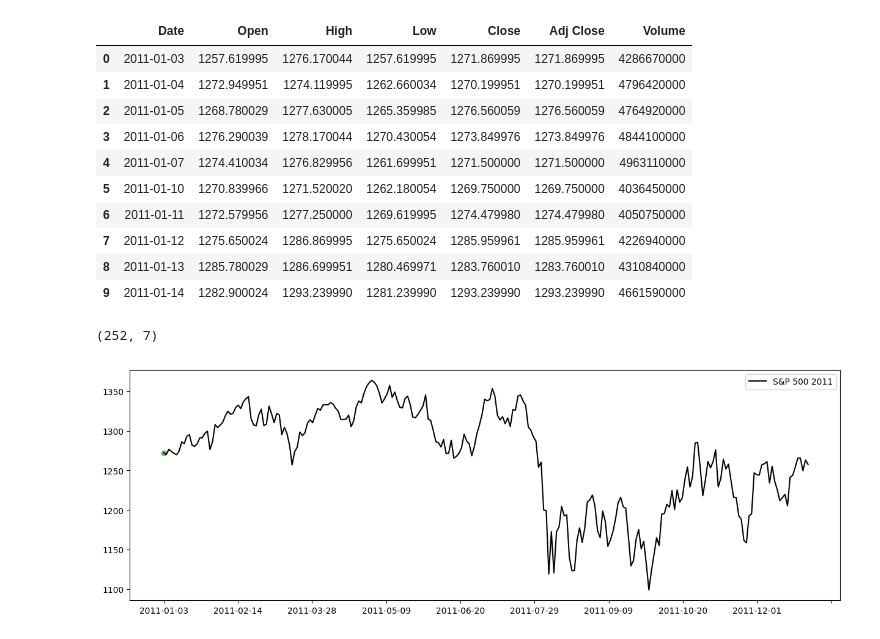
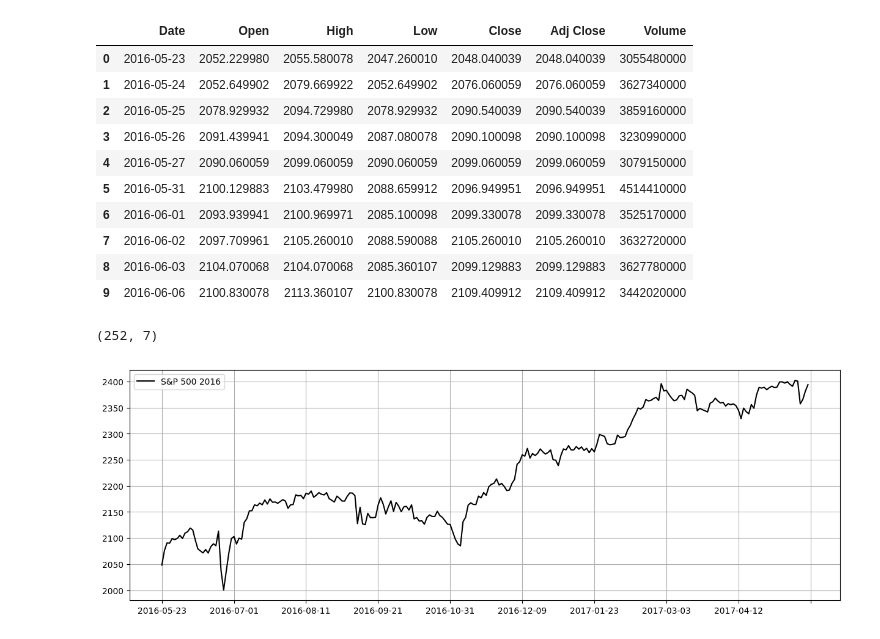
Before and after one commit to Albert-Z-Guo/Deep-Reinforcement-Stock-Trading, a Jupyter notebook: visualizations/visualization.ipynb, the cells around one changed output. Drawn from its saved outputs; the diff is of its cells as text; code cells hidden in the pictures.

```diff
--- a/visualizations/visualization.ipynb
+++ b/visualizations/visualization.ipynb
@@ -5,27 +6,27 @@ from matplotlib import pyplot as plt
 # %%
-df = pd.read_csv('./data/^GSPC_2011.csv')
+df = pd.read_csv('../data/^GSPC_2016.csv')
 df.head(10)
 # %% [output]
 |  | Date | Open | High | Low | Close | Adj Close | Volume |
-| 0 | 2011-01-03 | 1257.619995 | 1276.170044 | 1257.619995 | 1271.869995 | 1271.869995 | 4286670000 |
-| 1 | 2011-01-04 | 1272.949951 | 1274.119995 | 1262.660034 | 1270.199951 | 1270.199951 | 4796420000 |
-| 2 | 2011-01-05 | 1268.780029 | 1277.630005 | 1265.359985 | 1276.560059 | 1276.560059 | 4764920000 |
-| 3 | 2011-01-06 | 1276.290039 | 1278.170044 | 1270.430054 | 1273.849976 | 1273.849976 | 4844100000 |
-| 4 | 2011-01-07 | 1274.410034 | 1276.829956 | 1261.699951 | 1271.500000 | 1271.500000 | 4963110000 |
-| 5 | 2011-01-10 | 1270.839966 | 1271.520020 | 1262.180054 | 1269.750000 | 1269.750000 | 4036450000 |
-| 6 | 2011-01-11 | 1272.579956 | 1277.250000 | 1269.619995 | 1274.479980 | 1274.479980 | 4050750000 |
-| 7 | 2011-01-12 | 1275.650024 | 1286.869995 | 1275.650024 | 1285.959961 | 1285.959961 | 4226940000 |
-| 8 | 2011-01-13 | 1285.780029 | 1286.699951 | 1280.469971 | 1283.760010 | 1283.760010 | 4310840000 |
-| 9 | 2011-01-14 | 1282.900024 | 1293.239990 | 1281.239990 | 1293.239990 | 1293.239990 | 4661590000 |
+| 0 | 2016-05-23 | 2052.229980 | 2055.580078 | 2047.260010 | 2048.040039 | 2048.040039 | 3055480000 |
+| 1 | 2016-05-24 | 2052.649902 | 2079.669922 | 2052.649902 | 2076.060059 | 2076.060059 | 3627340000 |
+| 2 | 2016-05-25 | 2078.929932 | 2094.729980 | 2078.929932 | 2090.540039 | 2090.540039 | 3859160000 |
+| 3 | 2016-05-26 | 2091.439941 | 2094.300049 | 2087.080078 | 2090.100098 | 2090.100098 | 3230990000 |
+| 4 | 2016-05-27 | 2090.060059 | 2099.060059 | 2090.060059 | 2099.060059 | 2099.060059 | 3079150000 |
+| 5 | 2016-05-31 | 2100.129883 | 2103.479980 | 2088.659912 | 2096.949951 | 2096.949951 | 4514410000 |
+| 6 | 2016-06-01 | 2093.939941 | 2100.969971 | 2085.100098 | 2099.330078 | 2099.330078 | 3525170000 |
+| 7 | 2016-06-02 | 2097.709961 | 2105.260010 | 2088.590088 | 2105.260010 | 2105.260010 | 3632720000 |
+| 8 | 2016-06-03 | 2104.070068 | 2104.070068 | 2085.360107 | 2099.129883 | 2099.129883 | 3627780000 |
+| 9 | 2016-06-06 | 2100.830078 | 2113.360107 | 2100.830078 | 2109.409912 | 2109.409912 | 3442020000 |
 # %%
 df.shape
 # %% [output]
 (252, 7)
 # %%
 plt.figure(figsize=(15, 5), dpi=100)
-plt.plot(df['Date'], df['Close'], color='black', label='S&P 500 2011')
-plt.xticks(np.linspace(0, 260, 10))
+plt.plot(df['Date'], df['Close'], color='black', label='S&P 500 2016')
+plt.xticks(np.linspace(0, len(df), 10))
 plt.legend()
-plt.show()
+plt.grid()
 # %% [output]
-[figure, old version]
+[figure, new version]
```
Also changed, not shown: parts of 2 cells of this notebook.
